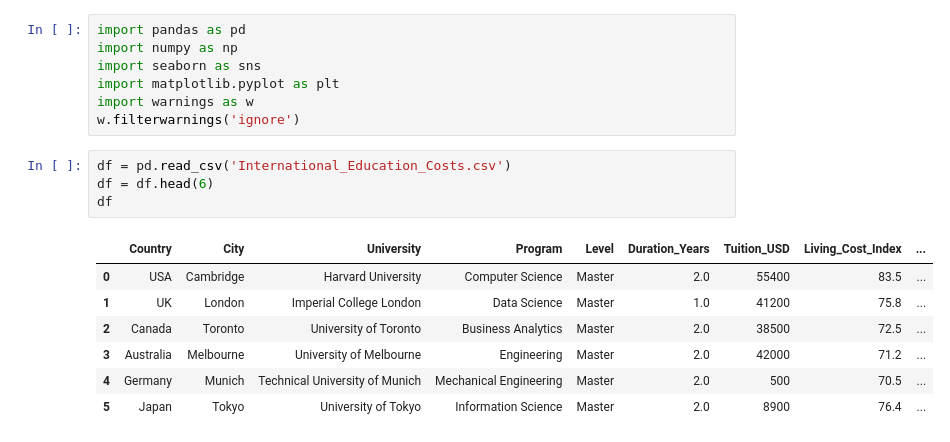
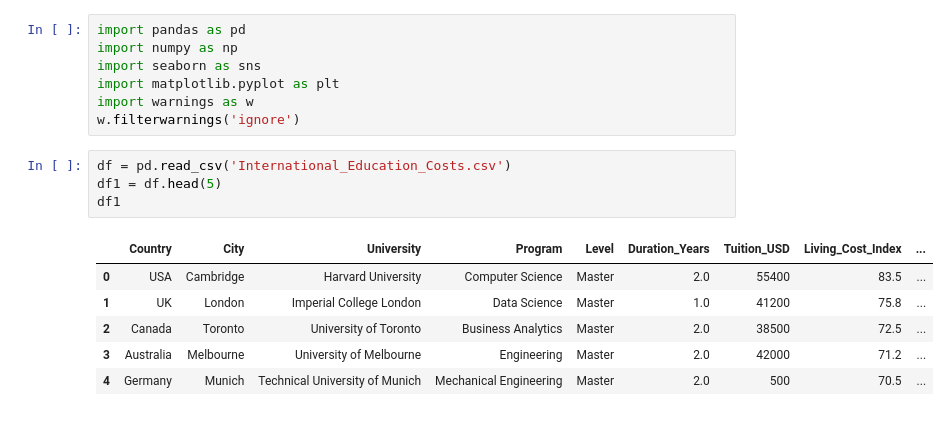
Before and after one commit to hassansultankhan/Cost-of-international-studies, a Jupyter notebook: study_cost.ipynb, the cells around one changed output. Cells and saved outputs as stored; diff of their text form.

```diff
--- a/study_cost.ipynb
+++ b/study_cost.ipynb
@@ -7,13 +7,12 @@ import warnings as w
 w.filterwarnings('ignore')
 # %%
 df = pd.read_csv('International_Education_Costs.csv')
-df = df.head(6)
-df
+df1 = df.head(5)
+df1
 # %% [output]
 |  | Country | City | University | Program | Level | Duration_Years | Tuition_USD | Living_Cost_Index | ... |
 | 0 | USA | Cambridge | Harvard University | Computer Science | Master | 2.0 | 55400 | 83.5 | ... |
 | 1 | UK | London | Imperial College London | Data Science | Master | 1.0 | 41200 | 75.8 | ... |
 | 2 | Canada | Toronto | University of Toronto | Business Analytics | Master | 2.0 | 38500 | 72.5 | ... |
 | 3 | Australia | Melbourne | University of Melbourne | Engineering | Master | 2.0 | 42000 | 71.2 | ... |
 | 4 | Germany | Munich | Technical University of Munich | Mechanical Engineering | Master | 2.0 | 500 | 70.5 | ... |
-| 5 | Japan | Tokyo | University of Tokyo | Information Science | Master | 2.0 | 8900 | 76.4 | ... |
```
Also changed, not shown: parts of 4 cells of this notebook.
